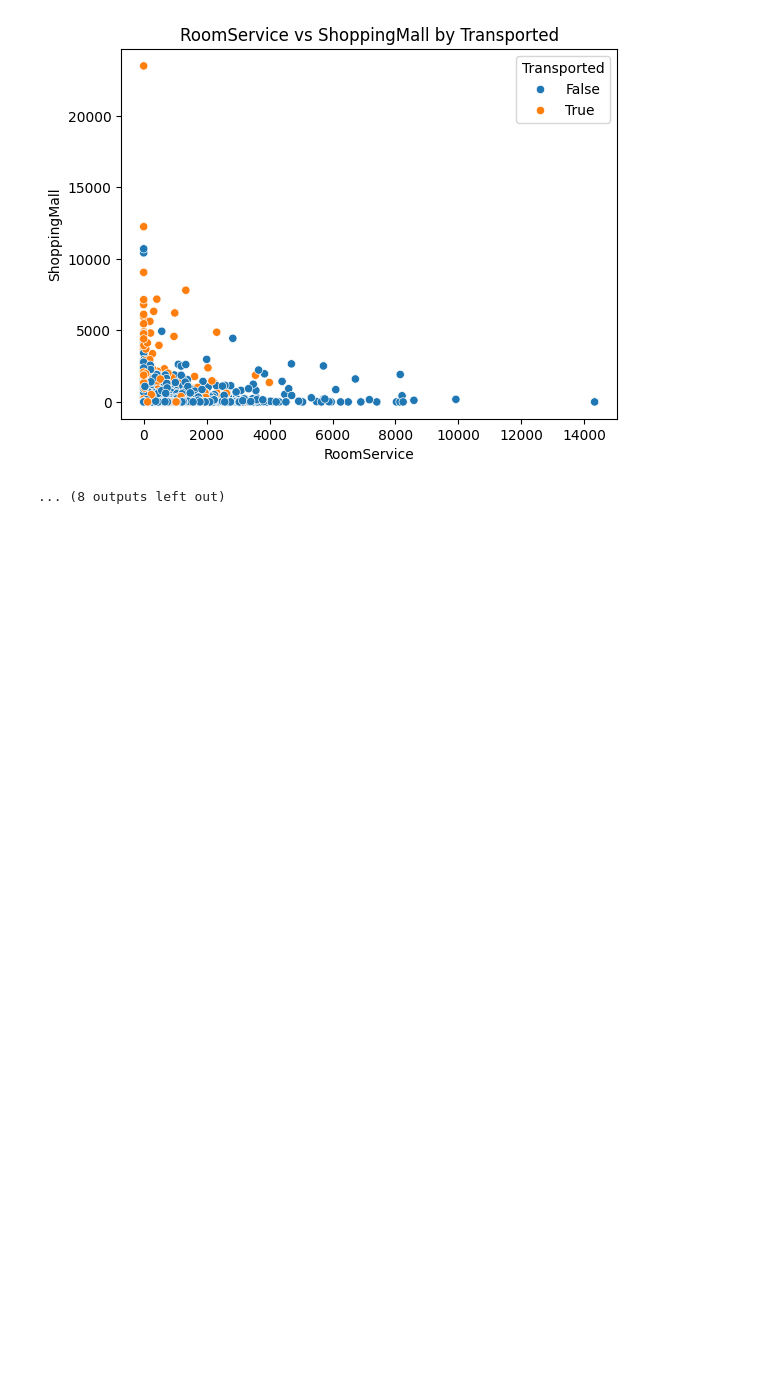
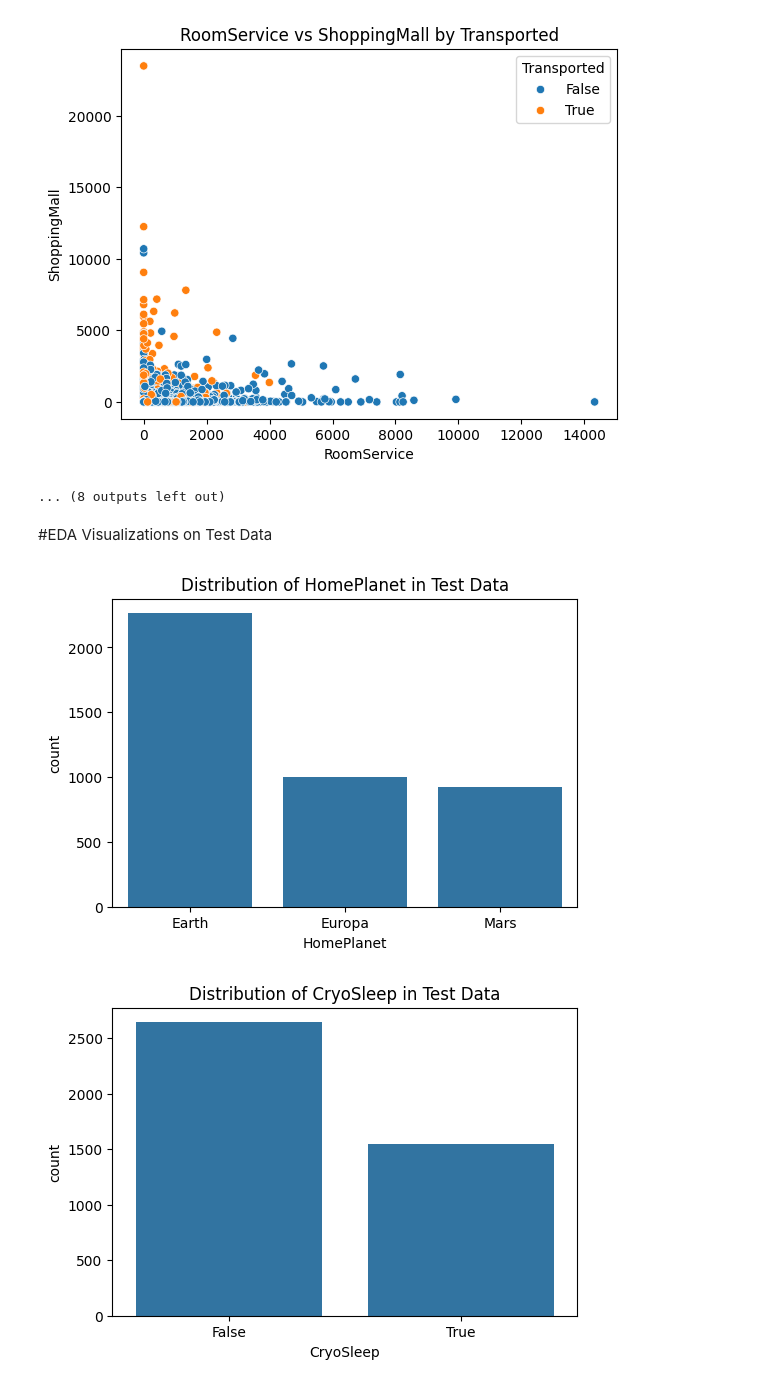
Before and after one commit to Data-Nova/spaceship_titanic_challenge, a Jupyter notebook: Spaceship_Titanic.ipynb, the cells around one changed output. Saved outputs shown, nothing was run; the diff lists cells and outputs as text; code cells hidden in the pictures; blank space fills up the shorter version.

Commit message:
added EDA on Test data

```diff
--- a/Spaceship_Titanic.ipynb
+++ b/Spaceship_Titanic.ipynb
@@ -318,3 +318,20 @@ for i in range(len(num_features)):
 [figure]
 [figure]
 ... (8 outputs left out)
+# %% [markdown]
+#EDA Visualizations on Test Data
+# %%
+# Visualize the distribution of 'HomePlanet' in test data
+plt.figure(figsize=(6, 4))
+sns.countplot(data=df_test, x='HomePlanet')
+plt.title('Distribution of HomePlanet in Test Data')
+plt.show()
+
+# Visualize the distribution of 'CryoSleep' in test data
+plt.figure(figsize=(6, 4))
+sns.countplot(data=df_test, x='CryoSleep')
+plt.title('Distribution of CryoSleep in Test Data')
+plt.show()
+# %% [output]
+[figure, added]
+[figure, added]
```
Also changed, not shown: parts of 5 cells of this notebook.
